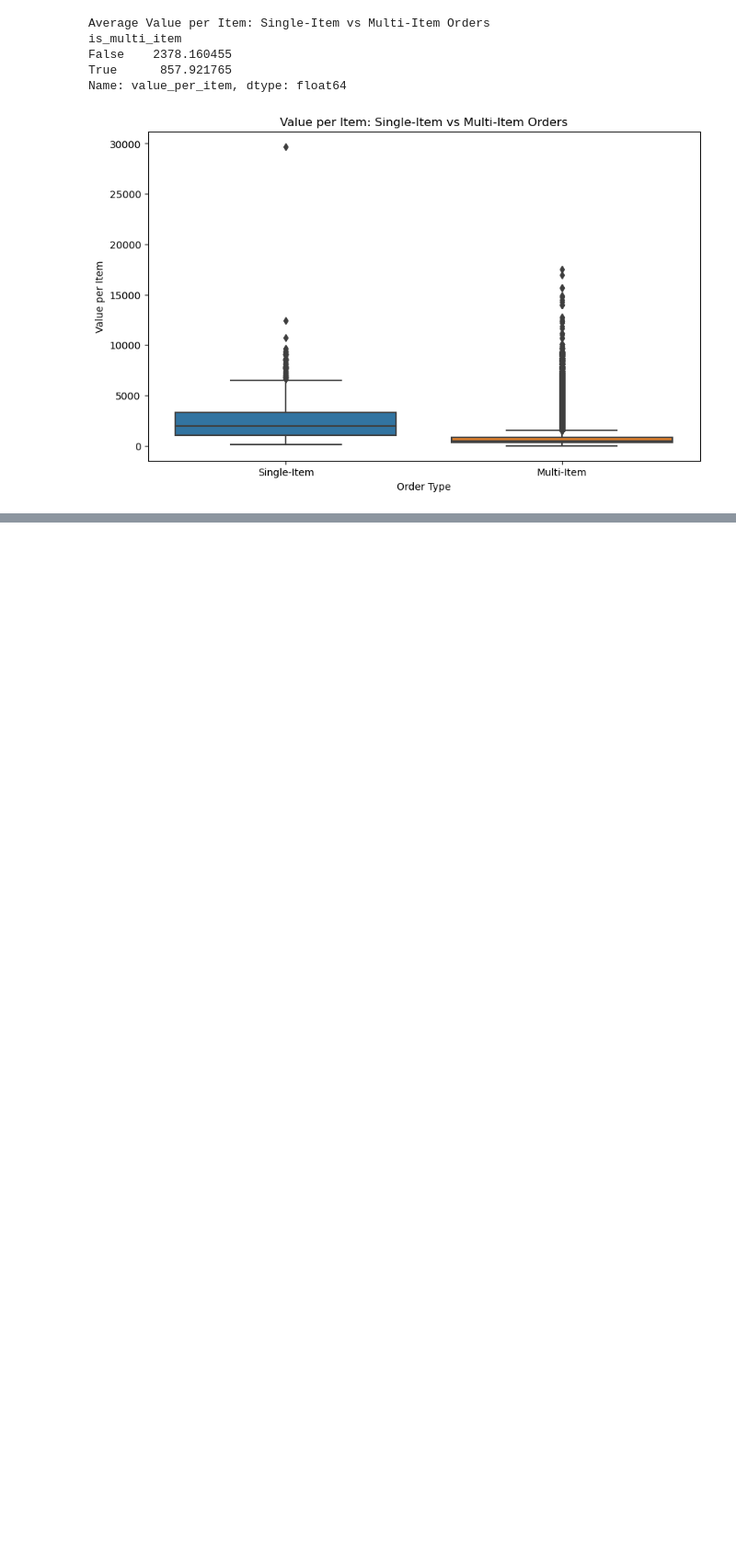
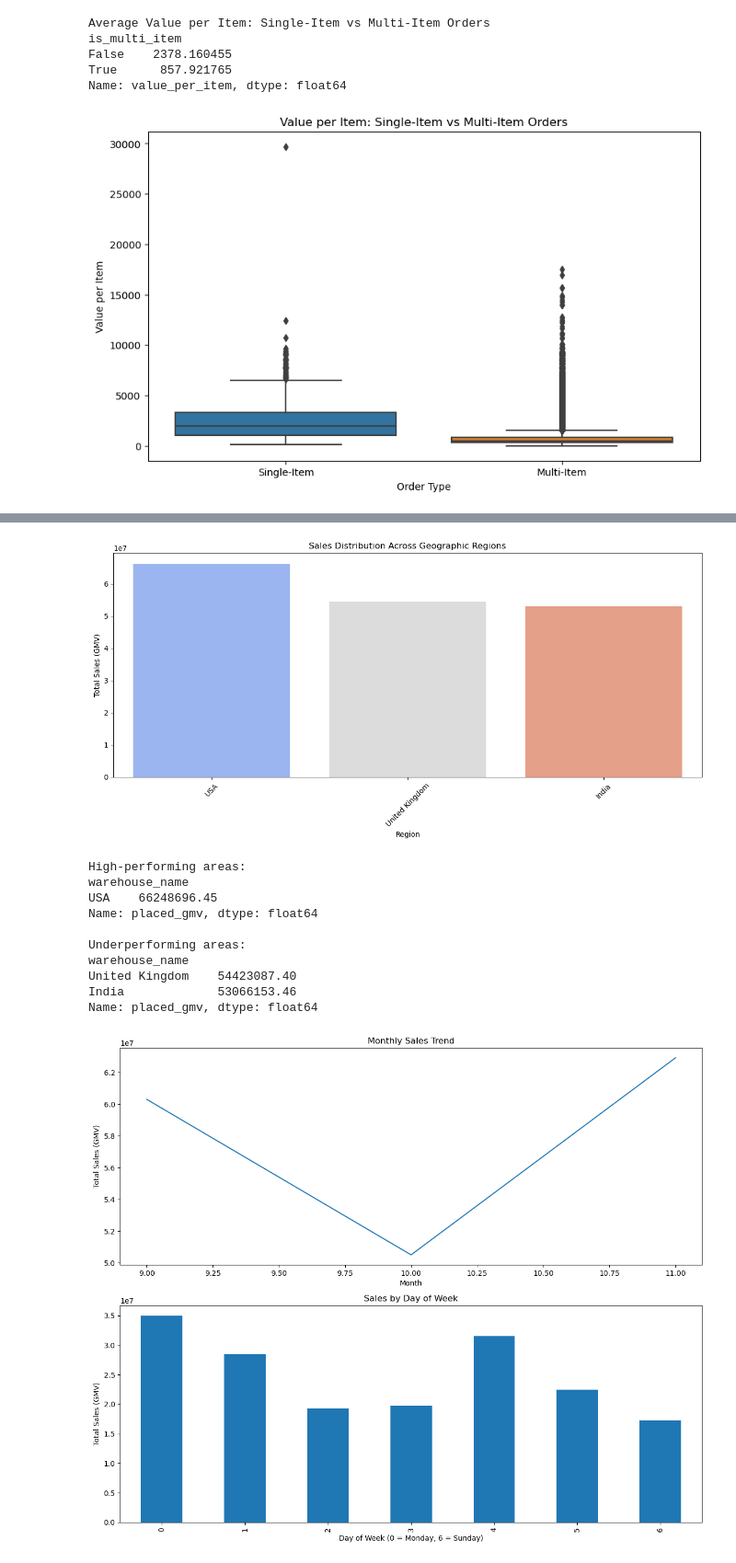
Before and after one commit to Ayush-mishra-0-0/AC, a Jupyter notebook: main.ipynb, the cells around one changed output, grey strips where cells are left out. Shown at 92% size. Saved outputs shown, nothing was run; the diff lists cells and outputs as text; code cells hidden in the pictures; blank space fills up the shorter version.

```diff
--- a/main.ipynb
+++ b/main.ipynb
@@ -1457,0 +1550,78 @@ Name: value_per_item, dtype: float64
+# %%
+
+# Geographical Analysis
+def geographical_analysis(df):
+    # Assuming 'warehouse_name' represents the geographic region
+    geo_sales = df.groupby('warehouse_name')['placed_gmv'].sum().sort_values(ascending=False)
+
+    # Visualize sales distribution
+    plt.figure(figsize=(12, 6))
+    sns.barplot(x=geo_sales.index, y=geo_sales.values,palette='coolwarm')
+    plt.title('Sales Distribution Across Geographic Regions')
+    plt.xlabel('Region')
+    plt.ylabel('Total Sales (GMV)')
+    plt.xticks(rotation=45)
+    plt.tight_layout()
+    plt.show()
+
+    # Identify high-performing and underperforming areas
+    avg_sales = geo_sales.mean()
+    high_performing = geo_sales[geo_sales > avg_sales]
+    low_performing = geo_sales[geo_sales < avg_sales]
+
+    print("High-performing areas:")
+    print(high_performing)
+    print("\nUnderperforming areas:")
+    print(low_performing)
+
+# Time-based analysis for promotion opportunities
+def promotion_opportunities(df):
+    # Analyze sales by month and day of week
+    df['month'] = df['order_date'].dt.month
+    df['day_of_week'] = df['order_date'].dt.dayofweek
+
+    monthly_sales = df.groupby('month')['placed_gmv'].sum()
+    daily_sales = df.groupby('day_of_week')['placed_gmv'].sum()
+
+    # Visualize monthly and daily sales trends
+    fig, (ax1, ax2) = plt.subplots(2, 1, figsize=(12, 10))
+
+    monthly_sales.plot(kind='line', ax=ax1)
+    ax1.set_title('Monthly Sales Trend')
+    ax1.set_xlabel('Month')
+    ax1.set_ylabel('Total Sales (GMV)')
+
+    daily_sales.plot(kind='bar', ax=ax2)
+    ax2.set_title('Sales by Day of Week')
+    ax2.set_xlabel('Day of Week (0 = Monday, 6 = Sunday)')
+    ax2.set_ylabel('Total Sales (GMV)')
+
+    plt.tight_layout()
+    plt.show()
+
+    # Identify potential promotion opportunities
+    low_sales_months = monthly_sales[monthly_sales < monthly_sales.mean()]
+    low_sales_days = daily_sales[daily_sales < daily_sales.mean()]
+
+    print("Potential promotion opportunities:")
+    print("Months with below-average sales:")
+    print(low_sales_months)
+    print("\nDays of the week with below-average sales:")
+    print(low_sales_days)
+
+# Run the analyses
+geographical_analysis(df)
+promotion_opportunities(df)
+# %% [output]
+[figure, added]
+High-performing areas:
+warehouse_name
+USA    66248696.45
+Name: placed_gmv, dtype: float64
+
+Underperforming areas:
+warehouse_name
+United Kingdom    54423087.40
+India             53066153.46
+Name: placed_gmv, dtype: float64
+[figure, added]
```
Also changed, not shown: parts of 15 cells of this notebook, 17 other files.
